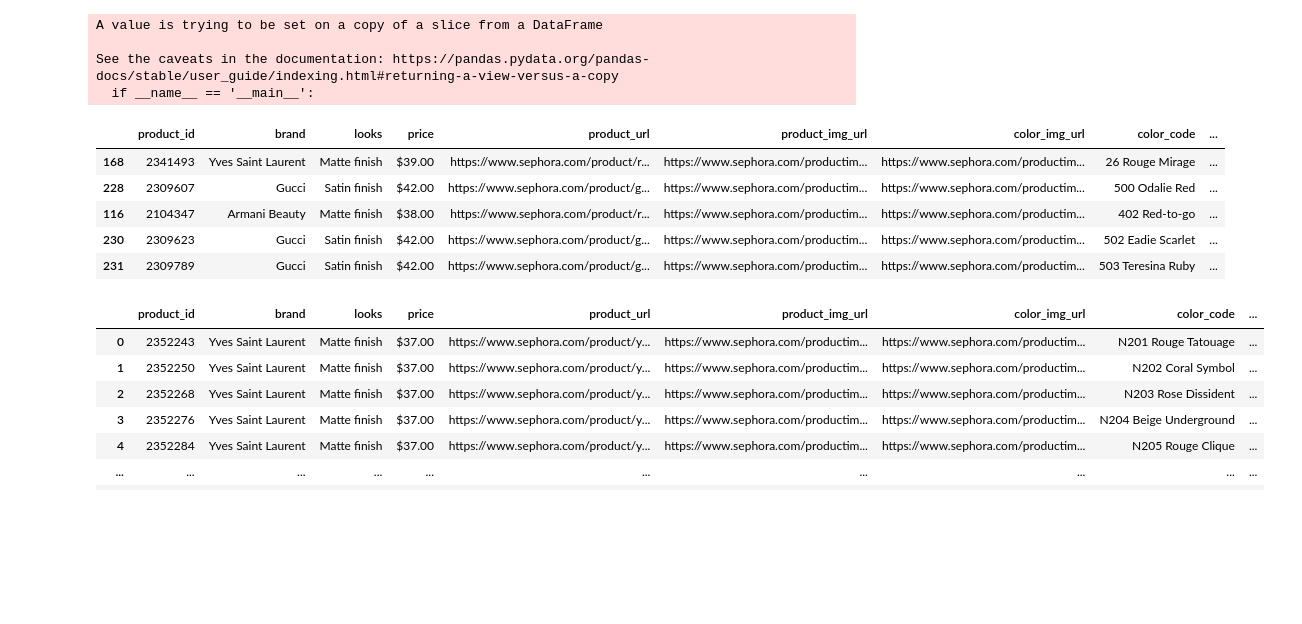
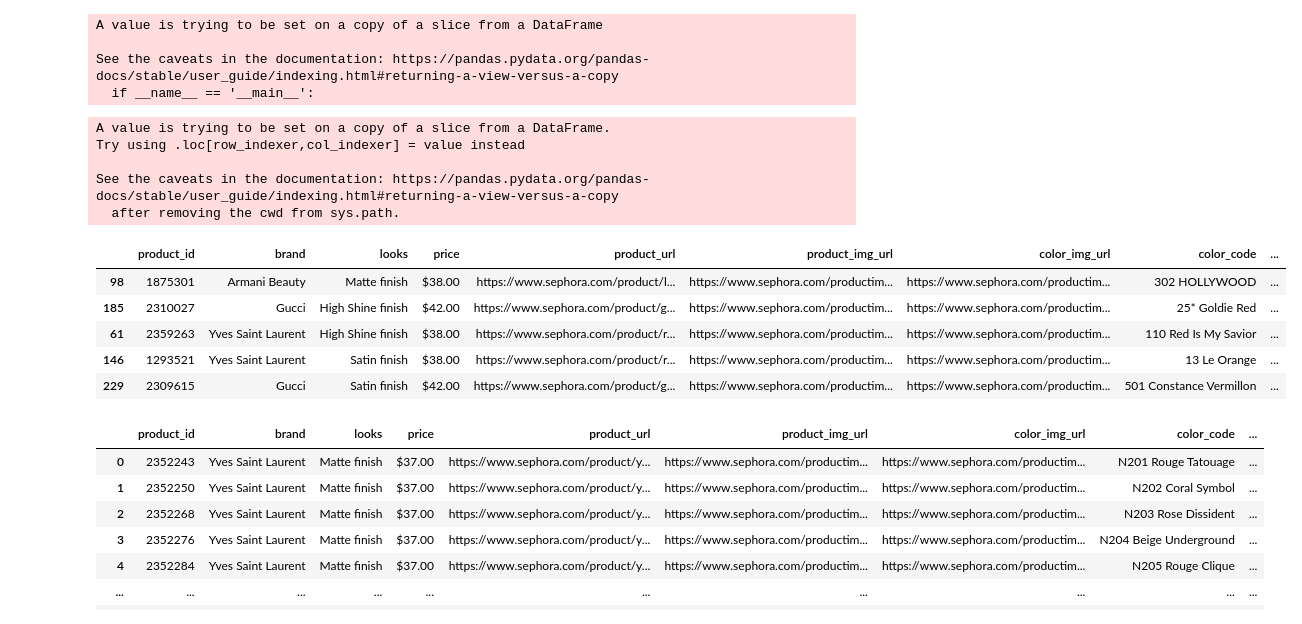
Before and after one commit to OnePiece101/Insight_Project, a Jupyter notebook: img_process_modeling.ipynb, the cells around one changed output. Cells and saved outputs as stored; diff of their text form; code cells hidden in the pictures; blank space fills up the shorter version.

Commit message:
label_distance

```diff
--- a/img_process_modeling.ipynb
+++ b/img_process_modeling.ipynb
@@ -204,17 +220,24 @@ label = kmeans.predict(np.reshape(np.array([28.01298701298701, 51.09956709956709
 # %%
 if np.sqrt(((np.array([28.01298701298701, 51.099567099567096, 222.42943722943724],dtype='float32')-centers[label[0]])**2).sum()) <= df_bgrmean[df_bgrmean['color_label'] == label[0]].color_distance.max():
 #     print(df_bgrmean.head())
-    df_result = df_bgrmean[df_bgrmean['color_label'] == label[0]].sort_values(by='color_distance')[:5]
+    df_result = df_bgrmean[df_bgrmean['color_label'] == label[0]]
+    df_result['color_distance'] = np.sqrt(((Z[df_bgrmean['color_label'] == label[0]]-np.array([28.01298701298701, 51.099567099567096, 222.42943722943724],dtype='float32'))**2).sum(axis=1))
+    df_result = df_result.sort_values(by='color_distance')[:5]
 else:
     print("Sorry, the color you're looking is very special and we couldn't find a good match in our database.")
 df_result
 # %% [output]
+A value is trying to be set on a copy of a slice from a DataFrame.
+Try using .loc[row_indexer,col_indexer] = value instead
+
+See the caveats in the documentation: https://pandas.pydata.org/pandas-docs/stable/user_guide/indexing.html#returning-a-view-versus-a-copy
+  after removing the cwd from sys.path.
 |  | product_id | brand | looks | price | product_url | product_img_url | color_img_url | color_code | ... |
-| 168 | 2341493 | Yves Saint Laurent | Matte finish | $39.00 | https://www.sephora.com/product/r... | https://www.sephora.com/productim... | https://www.sephora.com/productim... | 26 Rouge Mirage | ... |
-| 228 | 2309607 | Gucci | Satin finish | $42.00 | https://www.sephora.com/product/g... | https://www.sephora.com/productim... | https://www.sephora.com/productim... | 500 Odalie Red | ... |
-| 116 | 2104347 | Armani Beauty | Matte finish | $38.00 | https://www.sephora.com/product/r... | https://www.sephora.com/productim... | https://www.sephora.com/productim... | 402 Red-to-go | ... |
-| 230 | 2309623 | Gucci | Satin finish | $42.00 | https://www.sephora.com/product/g... | https://www.sephora.com/productim... | https://www.sephora.com/productim... | 502 Eadie Scarlet | ... |
-| 231 | 2309789 | Gucci | Satin finish | $42.00 | https://www.sephora.com/product/g... | https://www.sephora.com/productim... | https://www.sephora.com/productim... | 503 Teresina Ruby | ... |
+| 98 | 1875301 | Armani Beauty | Matte finish | $38.00 | https://www.sephora.com/product/l... | https://www.sephora.com/productim... | https://www.sephora.com/productim... | 302 HOLLYWOOD | ... |
+| 185 | 2310027 | Gucci | High Shine finish | $42.00 | https://www.sephora.com/product/g... | https://www.sephora.com/productim... | https://www.sephora.com/productim... | 25* Goldie Red | ... |
+| 61 | 2359263 | Yves Saint Laurent | High Shine finish | $38.00 | https://www.sephora.com/product/r... | https://www.sephora.com/productim... | https://www.sephora.com/productim... | 110 Red Is My Savior | ... |
+| 146 | 1293521 | Yves Saint Laurent | Satin finish | $38.00 | https://www.sephora.com/product/r... | https://www.sephora.com/productim... | https://www.sephora.com/productim... | 13 Le Orange | ... |
+| 229 | 2309615 | Gucci | Satin finish | $42.00 | https://www.sephora.com/product/g... | https://www.sephora.com/productim... | https://www.sephora.com/productim... | 501 Constance Vermillon | ... |
 # %%
 df_bgrmean
 # %% [output]
```
Also changed, not shown: parts of 2 cells of this notebook.
